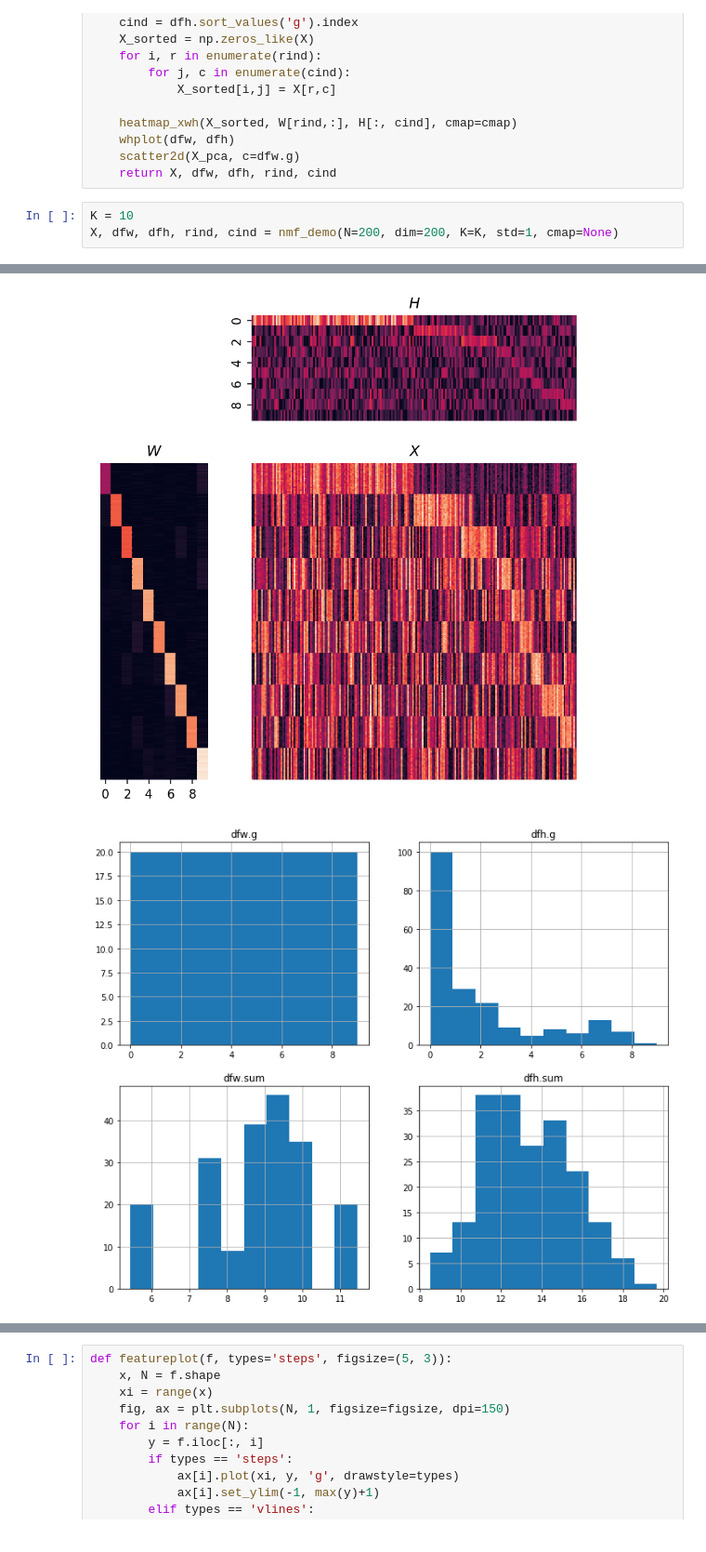
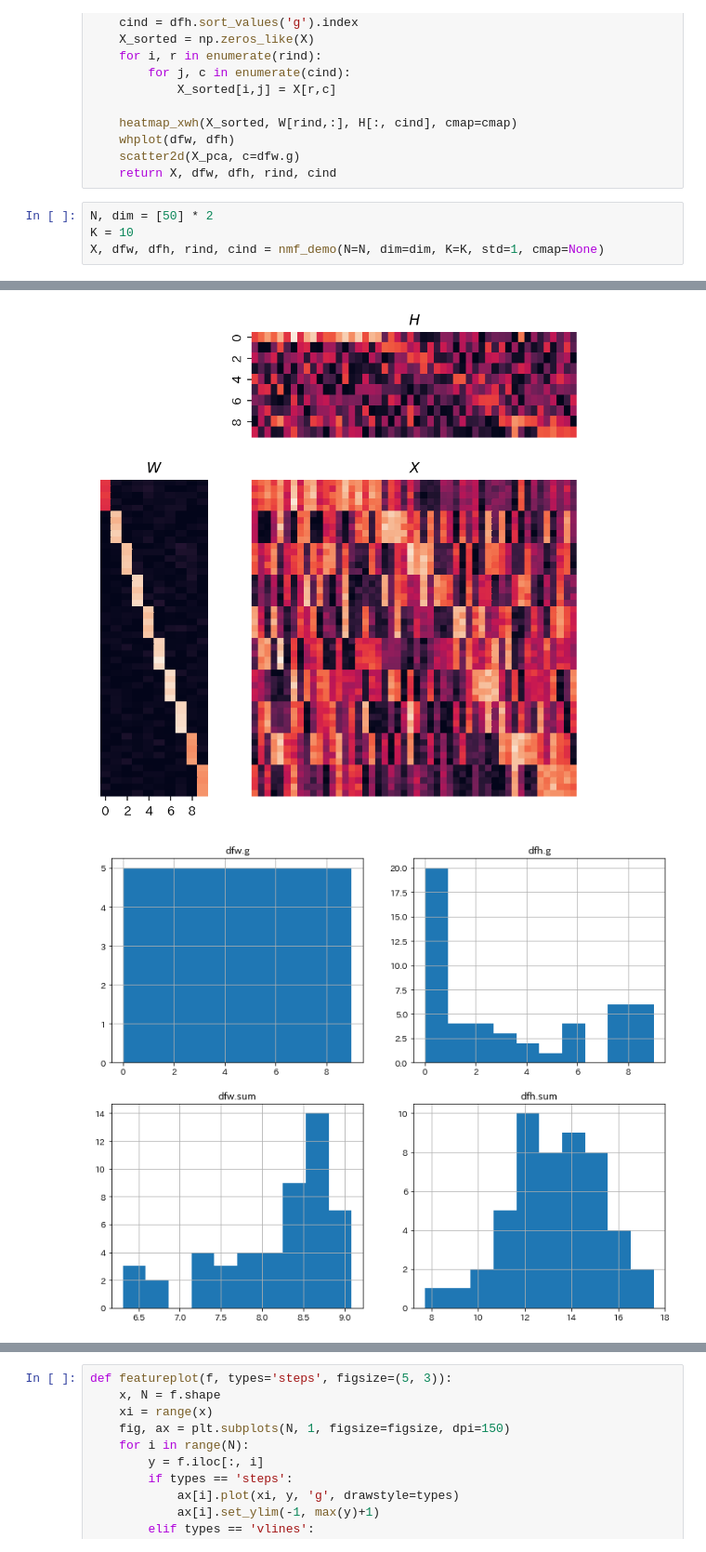
Before and after one commit to vwrs/nmf-clustering, a Jupyter notebook: nmf-clustering-demo.ipynb, the cells around one changed output, grey strips where cells are left out. Shown at 93% size. Saved outputs shown, nothing was run; the diff lists cells and outputs as text.

```diff
--- a/nmf-clustering-demo.ipynb
+++ b/nmf-clustering-demo.ipynb
@@ -94,6 +94,7 @@ def nmf_demo(N=100, dim=10, K=4, std=1, cmap=None):
     scatter2d(X_pca, c=dfw.g)
     return X, dfw, dfh, rind, cind
 # %%
+N, dim = [50] * 2
 K = 10
-X, dfw, dfh, rind, cind = nmf_demo(N=200, dim=200, K=K, std=1, cmap=None)
+X, dfw, dfh, rind, cind = nmf_demo(N=N, dim=dim, K=K, std=1, cmap=None)
 # %% [output]
@@ -101,2 +102,2 @@ X, dfw, dfh, rind, cind = nmf_demo(N=200, dim=200, K=K, std=1, cmap=None)
-[figure, old version]
+[figure, new version]
-[figure, old version]
+[figure, new version]
```
Also changed, not shown: parts of 6 cells of this notebook, 12 other files.
